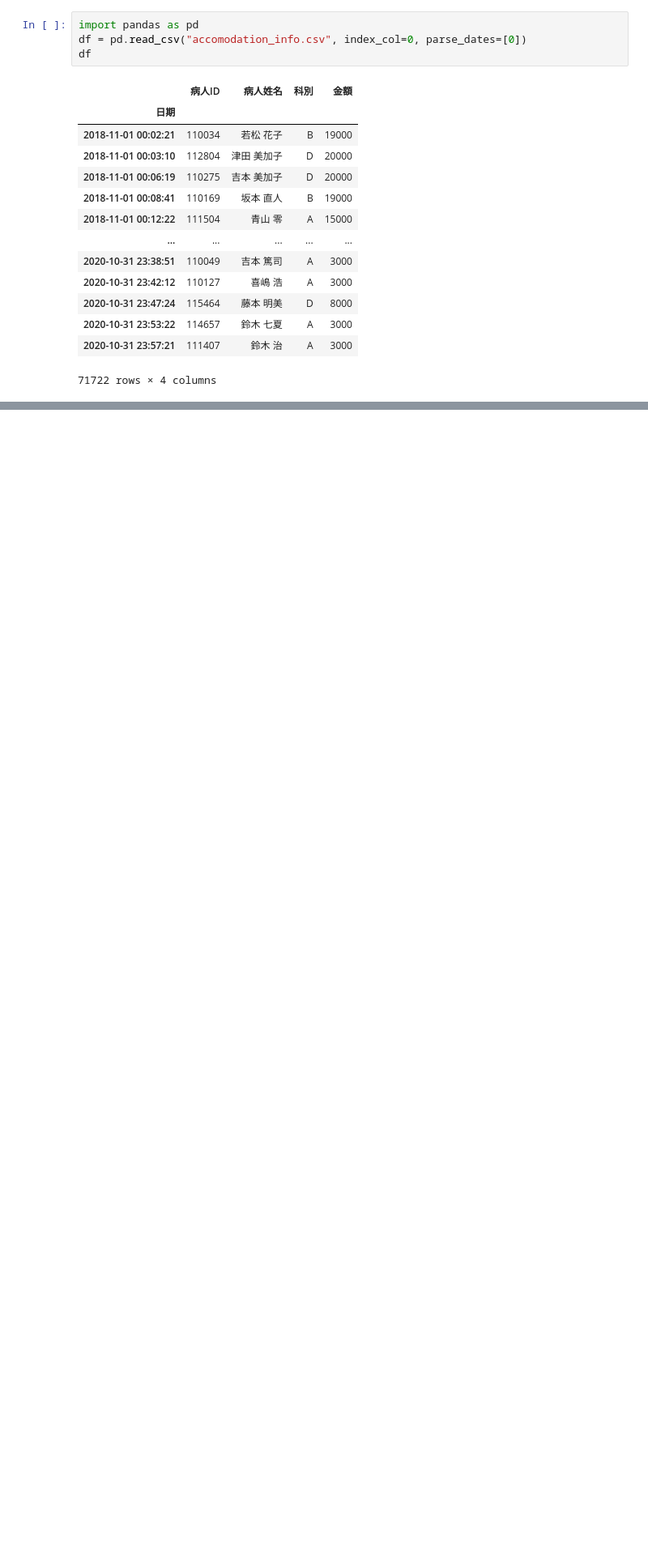
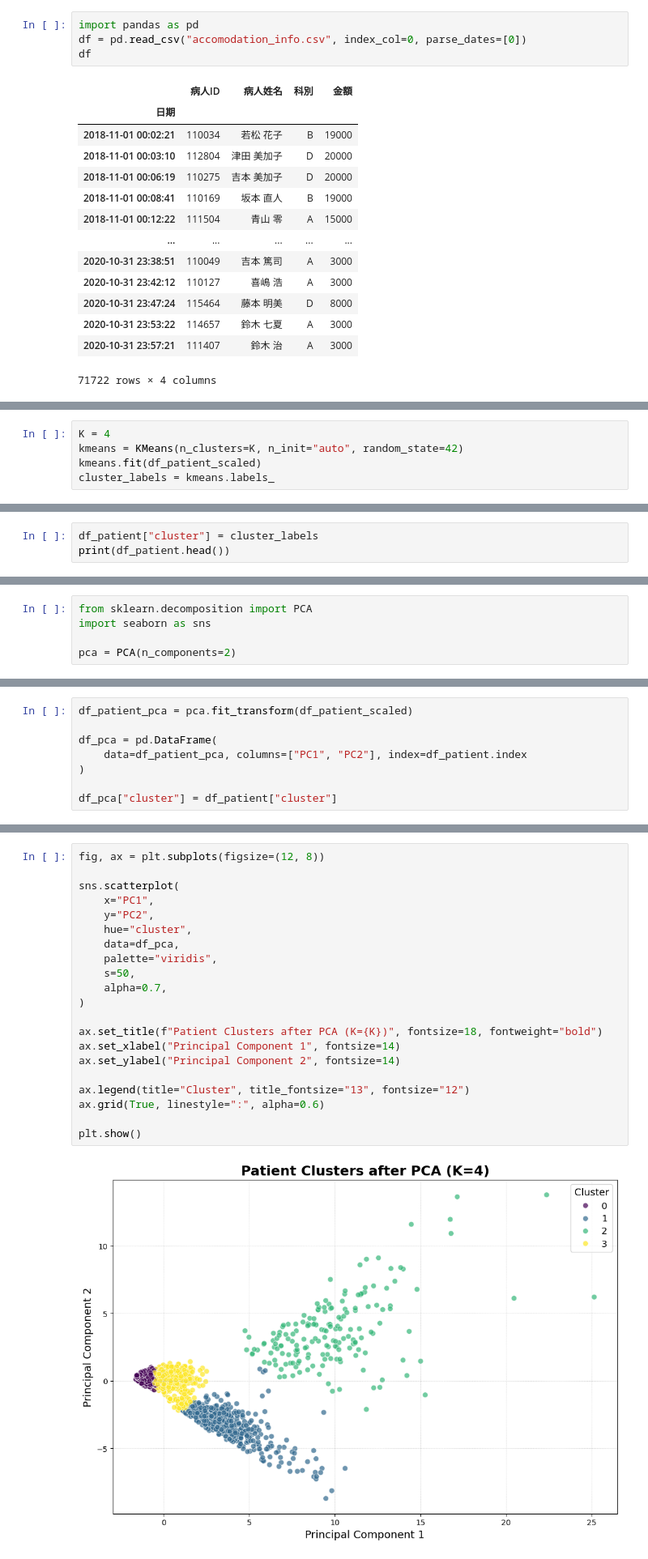
Before and after one commit to csning1998/school-medical-decision-analysis, a Jupyter notebook: Assignment.ipynb, the cells around one changed output, grey strips where cells are left out. Shown: that part at 81% size. Cells and saved outputs as stored; diff of their text form; blank space fills up the shorter version.

```diff
--- a/Assignment.ipynb
+++ b/Assignment.ipynb
@@ -27,0 +669,5 @@ df
+# %%
+K = 4
+kmeans = KMeans(n_clusters=K, n_init="auto", random_state=42)
+kmeans.fit(df_patient_scaled)
+cluster_labels = kmeans.labels_
@@ -27,0 +676,3 @@ df
+# %%
+df_patient["cluster"] = cluster_labels
+print(df_patient.head())
@@ -27,0 +761,5 @@ df
+# %%
+from sklearn.decomposition import PCA
+import seaborn as sns
+
+pca = PCA(n_components=2)
@@ -27,0 +768,8 @@ df
+# %%
+df_patient_pca = pca.fit_transform(df_patient_scaled)
+
+df_pca = pd.DataFrame(
+    data=df_patient_pca, columns=["PC1", "PC2"], index=df_patient.index
+)
+
+df_pca["cluster"] = df_patient["cluster"]
@@ -27,0 +778,23 @@ df
+# %%
+fig, ax = plt.subplots(figsize=(12, 8))
+
+sns.scatterplot(
+    x="PC1",
+    y="PC2",
+    hue="cluster",
+    data=df_pca,
+    palette="viridis",
+    s=50,
+    alpha=0.7,
+)
+
+ax.set_title(f"Patient Clusters after PCA (K={K})", fontsize=18, fontweight="bold")
+ax.set_xlabel("Principal Component 1", fontsize=14)
+ax.set_ylabel("Principal Component 2", fontsize=14)
+
+ax.legend(title="Cluster", title_fontsize="13", fontsize="12")
+ax.grid(True, linestyle=":", alpha=0.6)
+
+plt.show()
+# %% [output]
+[figure, added]
```
Also changed, not shown: parts of 55 cells of this notebook, 1 other file.
